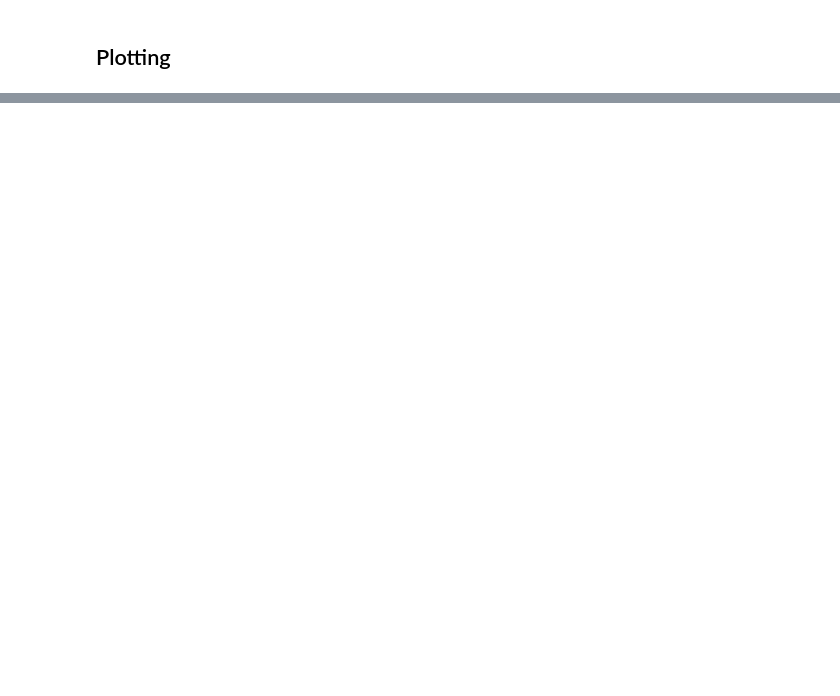
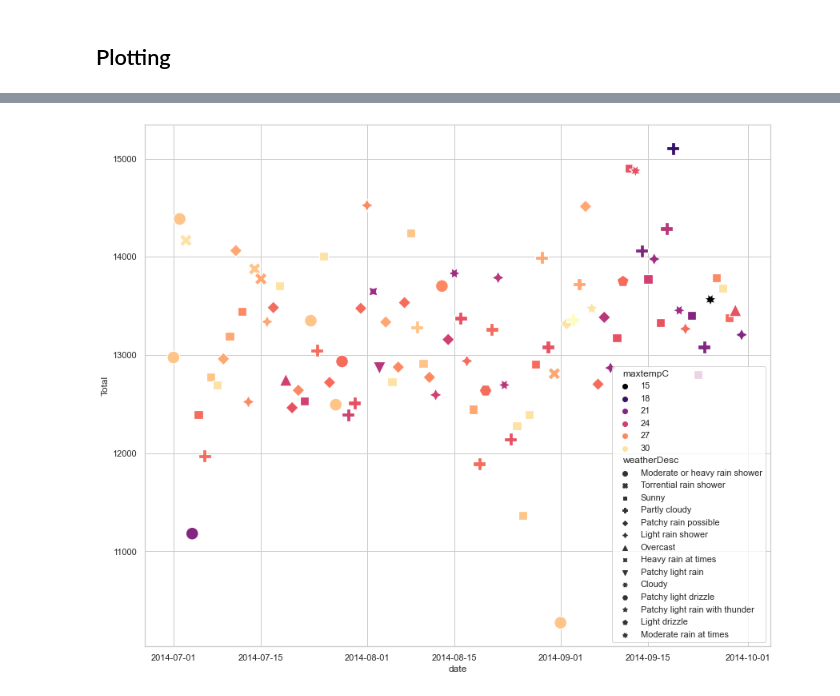
Before and after one commit to P219-C/G5_project-1_UWADA, a Jupyter notebook: Group5_main.ipynb, the cells around one changed output, grey strips where cells are left out. Saved outputs shown, nothing was run; the diff lists cells and outputs as text; code cells hidden in the pictures; blank space fills up the shorter version.

```diff
--- a/Group5_main.ipynb
+++ b/Group5_main.ipynb
@@ -430,10 +447,12 @@ plt.show()
 # %%
 # Seaborn scatter plot
-sns.scatterplot(data=weather_data, x="date", y="precipMM", hue="maxtempC", style="weatherDesc", s=250, palette="magma")
-sns.set(rc={"figure.figsize":(15, 20)})
+sns.scatterplot(data=weather_rides_df, x="date", y="Total", hue="maxtempC", style="weatherDesc", s=250, palette="magma")
+sns.set(rc={"figure.figsize":(9, 10)})
 sns.set(style = "whitegrid")
 plt.savefig("Figures/rain_date.png")
 # plt.axis('equal') style="weatherDesc",
 plt.show()
+# %% [output]
+[figure, added]
 # %%
 # Seaborn scatter plot
```
Also changed, not shown: parts of 10 cells of this notebook, 3 other files.
